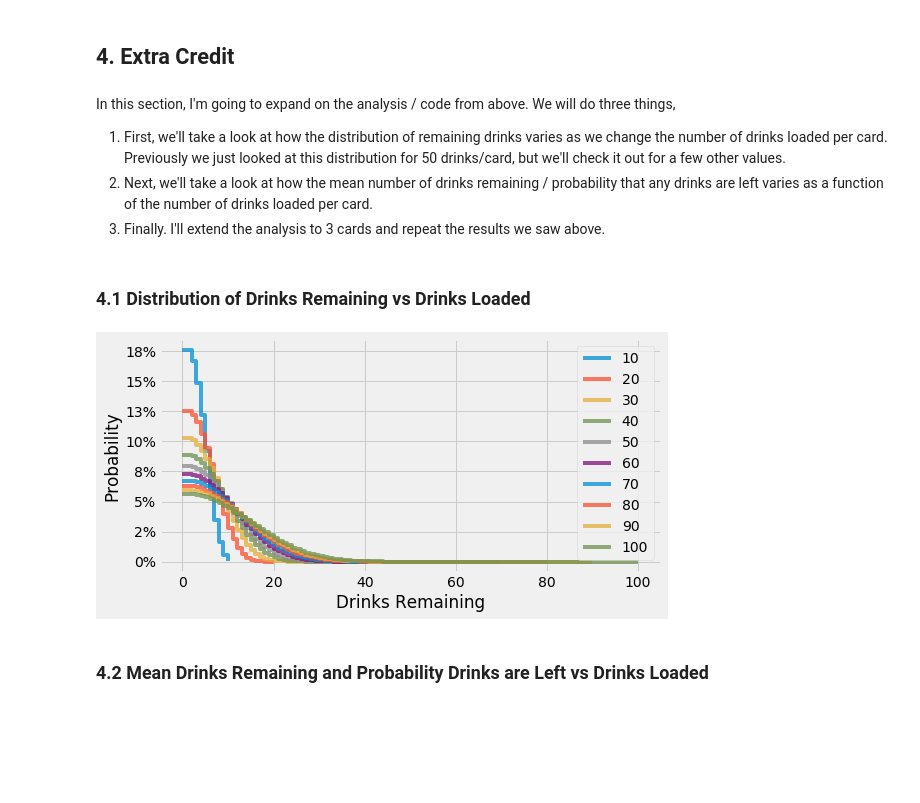
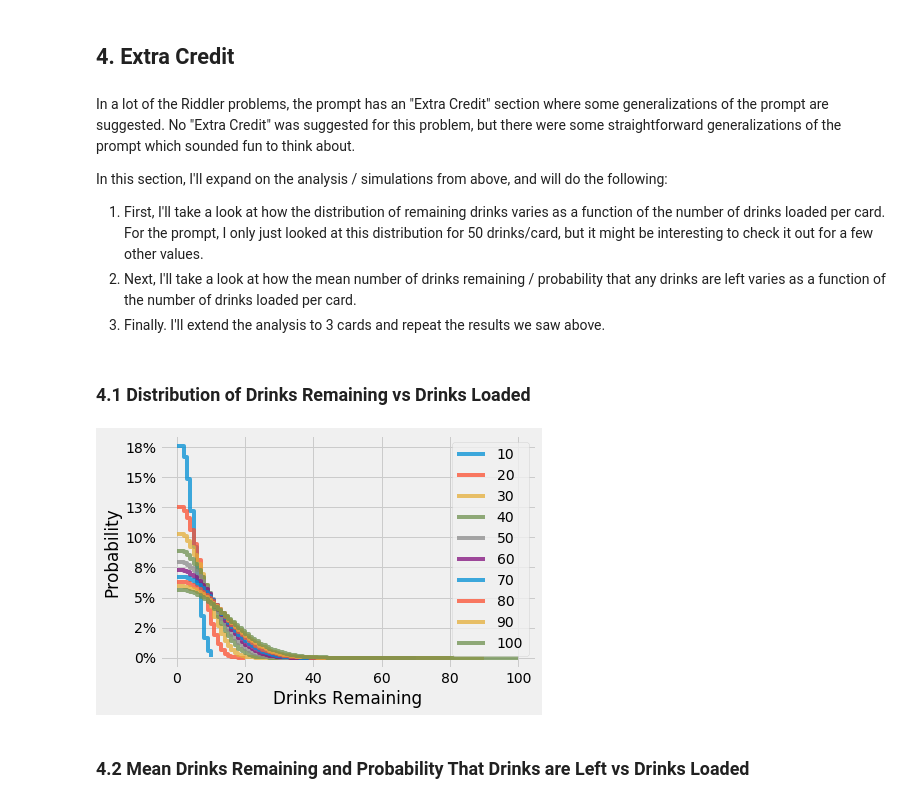
Before and after one commit to pkepley/blog-notebooks, a Jupyter notebook: Riddler_20190405/Riddler_20190405.ipynb, the cells around one changed output. Drawn from its saved outputs; the diff is of its cells as text; code cells hidden in the pictures; blank space fills up the shorter version.

Commit message:
Fixed/reworded some things

```diff
--- a/Riddler_20190405/Riddler_20190405.ipynb
+++ b/Riddler_20190405/Riddler_20190405.ipynb
@@ -199,26 +203,28 @@ Probability drinks remain:  0.9204107626128211
 # %% [markdown]
 ## 4. Extra Credit <a id="extraCredit"></a>
 # %% [markdown]
-In this section, I'm going to expand on the analysis / code from above. We will do three things,
-  1. First, we'll take a look at how the distribution of remaining drinks varies as we change the number of drinks loaded per card. Previously we just looked at this distribution for 50 drinks/card, but we'll check it out for a few other values.
-  2. Next, we'll take a look at how the mean number of drinks remaining / probability that any drinks are left varies as a function of the number of drinks loaded per card.
+In a lot of the Riddler problems, the prompt has an "Extra Credit" section where some generalizations of the prompt are suggested. No "Extra Credit" was suggested for this problem, but there were some straightforward generalizations of the prompt which sounded fun to think about.
+
+In this section, I'll expand on the analysis / simulations from above, and will do the following:
+  1. First, I'll take a look at how the distribution of remaining drinks varies as a function of the number of drinks loaded per card. For the prompt, I only just looked at this distribution for 50 drinks/card, but it might be interesting to check it out for a few other values.
+  2. Next, I'll take a look at how the mean number of drinks remaining / probability that any drinks are left varies as a function of the number of drinks loaded per card.
   3. Finally. I'll extend the analysis to 3 cards and repeat the results we saw above.
 # %% [markdown]
 ### 4.1 Distribution of Drinks Remaining vs Drinks Loaded <a id="drinksAsFunctionOfLoaded"></a>
 # %%
-fig, ax = plt.subplots(figsize=(8,4))
+fig, ax = plt.subplots()
 for n_drinks_per_card in range(10, 100+1, 10):
     p_left = analytic_prob_2(n_drinks_per_card)
     ax.plot(p_left, drawstyle="steps-post", label=n_drinks_per_card, alpha = 0.75)
 ax.legend()
 ax.set_xlabel("Drinks Remaining")
 ax.set_ylabel("Probability")
 ax.yaxis.set_major_formatter(mtick.PercentFormatter(1.0, decimals=0))
 plt.show()
 # %% [output]
-[figure, old version]
+[figure, new version]
 # %% [markdown]
-### 4.2 Mean Drinks Remaining and Probability Drinks are Left  vs Drinks Loaded <a id="meanAsFunctionOfLoaded"></a>
+### 4.2 Mean Drinks Remaining and Probability That Drinks are Left vs Drinks Loaded <a id="meanAsFunctionOfLoaded"></a>
 # %%
 n_max = 100
 n_drinks_per_card = np.arange(1,n_max+1)
```
Also changed, not shown: parts of 11 cells of this notebook, 7 other files.
